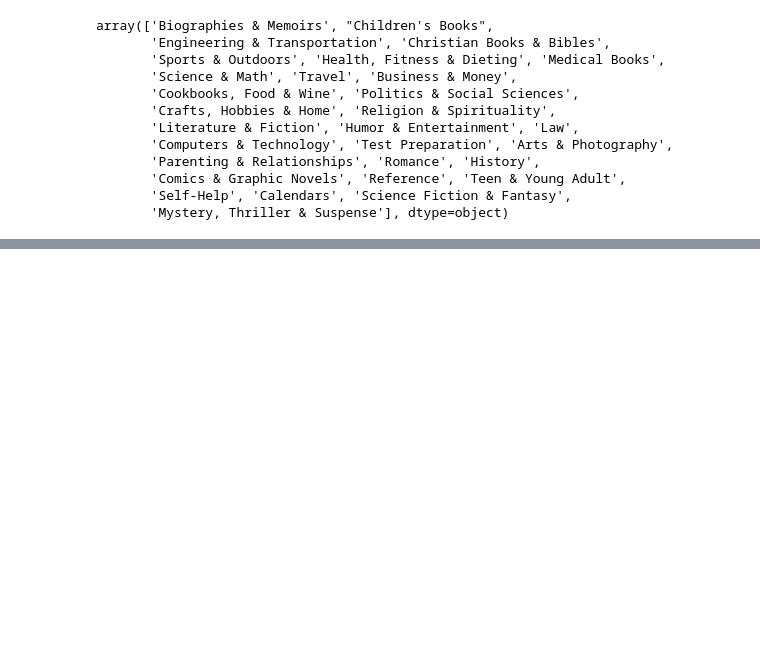
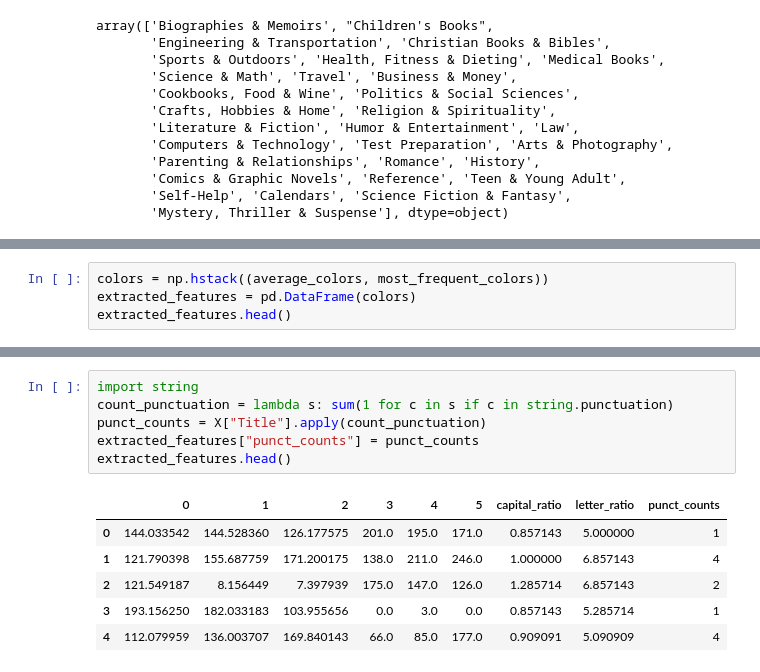
Before and after one commit to NahiaPeschard/wagon_book_cover, a Jupyter notebook: notebooks/elli_notebook.ipynb, the cells around one changed output, grey strips where cells are left out. Drawn from its saved outputs; the diff is of its cells as text; blank space fills up the shorter version.

```diff
--- a/notebooks/elli_notebook.ipynb
+++ b/notebooks/elli_notebook.ipynb
@@ -160,0 +262,4 @@ array(['Biographies & Memoirs', "Children's Books",
+# %%
+colors = np.hstack((average_colors, most_frequent_colors))
+extracted_features = pd.DataFrame(colors)
+extracted_features.head()
@@ -160,0 +293,13 @@ array(['Biographies & Memoirs', "Children's Books",
+# %%
+import string
+count_punctuation = lambda s: sum(1 for c in s if c in string.punctuation)
+punct_counts = X["Title"].apply(count_punctuation)
+extracted_features["punct_counts"] = punct_counts
+extracted_features.head()
+# %% [output]
+|  | 0 | 1 | 2 | 3 | 4 | 5 | capital_ratio | letter_ratio | punct_counts |
+| 0 | 144.033542 | 144.528360 | 126.177575 | 201.0 | 195.0 | 171.0 | 0.857143 | 5.000000 | 1 |
+| 1 | 121.790398 | 155.687759 | 171.200175 | 138.0 | 211.0 | 246.0 | 1.000000 | 6.857143 | 4 |
+| 2 | 121.549187 | 8.156449 | 7.397939 | 175.0 | 147.0 | 126.0 | 1.285714 | 6.857143 | 2 |
+| 3 | 193.156250 | 182.033183 | 103.955656 | 0.0 | 3.0 | 0.0 | 0.857143 | 5.285714 | 1 |
+| 4 | 112.079959 | 136.003707 | 169.840143 | 66.0 | 85.0 | 177.0 | 0.909091 | 5.090909 | 4 |
```
Also changed, not shown: parts of 36 cells of this notebook.
